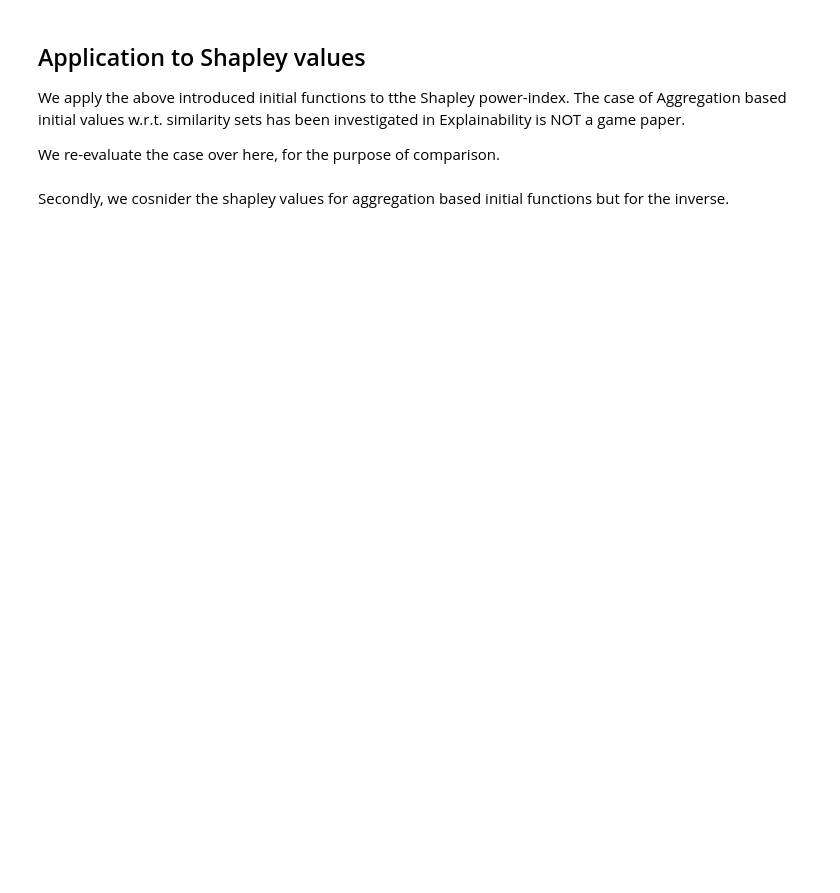
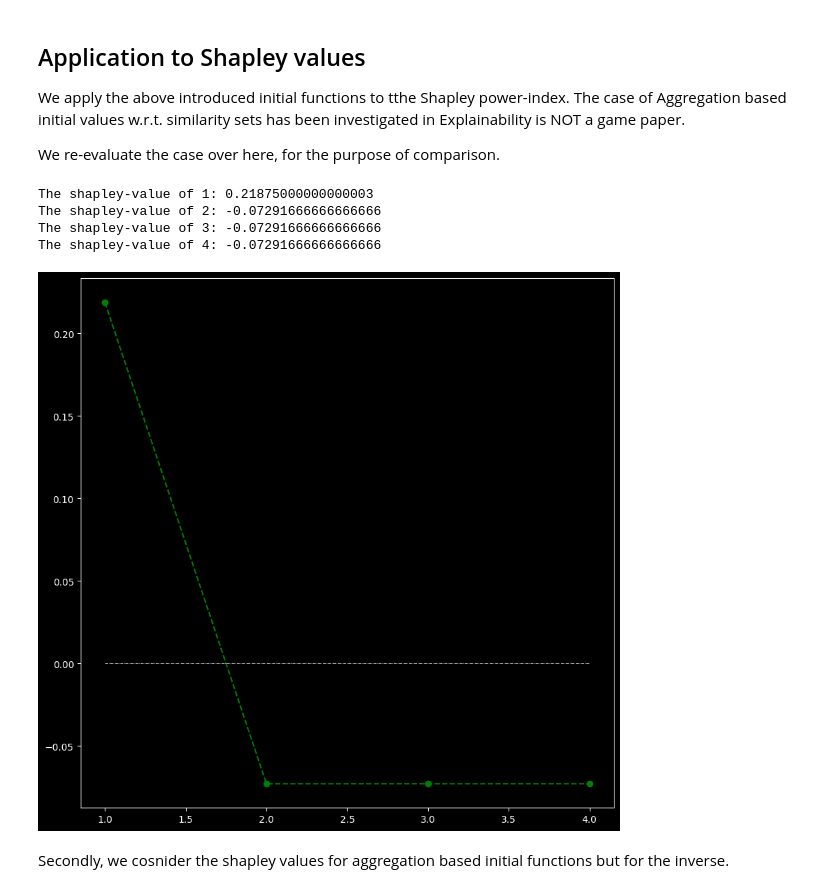
Before and after one commit to filipnaudot/powerXAI, a Jupyter notebook: Upsilon_values_example.ipynb, the cells around one changed output. Cells and saved outputs as stored; diff of their text form; code cells hidden in the pictures; blank space fills up the shorter version.

```diff
--- a/Upsilon_values_example.ipynb
+++ b/Upsilon_values_example.ipynb
@@ -37,6 +40,17 @@ First, we calculate the *similarity set* $\Gamma(\mathbf{v})$ corresponding to a
 # %%
 from itertools import product
 def similarity_set ( features, fixed_data_pt ):
+  """ Returns the set of data points which agree on the features of
+  the fixed_data_pt
+
+  Args:
+    features (list[int]): A listr of features.
+    fixed_data_pt. (list[int]): The reference data point.
+
+  Returns:
+    list[int]: The list of data points acquired.
+  """
+
 
   if features :
     prod = product ( [0, 1], repeat=4 )
@@ -48,7 +62,7 @@ def similarity_set ( features, fixed_data_pt ):
 
       for y in features:
 
-        if ( x [ y-1 ] != fixed_data_pt [ y-1 ] ):
+        if ( x [ y ] != fixed_data_pt [ y ] ):
           k = 0
 
       if ( k == 1 ) :
@@ -402,31 +490,37 @@ We re-evaluate the case over here, for the purpose of comparison.
 # %%
 from src.powerxai.shapley_value import shapley_value
 import matplotlib.pyplot as plt
 
 def check_shapley_values_aggregation_sim_set ():
-  x_1 = shapley_value (1, 4, aggregation_sim_set)
-  x_2 = shapley_value (2, 4, aggregation_sim_set)
-  x_3 = shapley_value (3, 4, aggregation_sim_set)
-  x_4 = shapley_value (4, 4, aggregation_sim_set)
+  x_14 = shapley_value (0, [0,1,2,3], aggregation_sim_set)
+  x_24 = shapley_value (1, [0,1,2,3], aggregation_sim_set)
+  x_34 = shapley_value (2, [0,1,2,3], aggregation_sim_set)
+  x_44 = shapley_value (3, [0,1,2,3], aggregation_sim_set)
 
-  print(f'The shapley-value of 1: {x_1}')
-  print(f'The shapley-value of 2: {x_2}')
-  print(f'The shapley-value of 3: {x_3}')
-  print(f'The shapley-value of 4: {x_4}')
+  print(f'The shapley-value of 1: {x_14}')
+  print(f'The shapley-value of 2: {x_24}')
+  print(f'The shapley-value of 3: {x_34}')
+  print(f'The shapley-value of 4: {x_44}')
 
   xaxis = [1, 2, 3, 4]
-  yaxis = [x_1, x_2, x_3, x_4]
+  yaxis = [x_14, x_24, x_34, x_44]
 
   plt.style.use ( "dark_background" )
   fig = plt.figure()
   fig.set_figwidth (10)
   fig.set_figheight (10)
 
   plt.plot (xaxis, yaxis, 'go', linestyle = 'dashed')
   plt.plot (xaxis, [0,0,0,0], 'w-.', linewidth = 0.5)
   plt.show()
 
 check_shapley_values_aggregation_sim_set ()
+# %% [output]
+The shapley-value of 1: 0.21875000000000003
+The shapley-value of 2: -0.07291666666666666
+The shapley-value of 3: -0.07291666666666666
+The shapley-value of 4: -0.07291666666666666
+[figure, added]
 # %% [markdown]
 Secondly, we cosnider the shapley values for aggregation based initial functions but for the inverse.
 # %%
```
Also changed, not shown: parts of 25 cells of this notebook.
